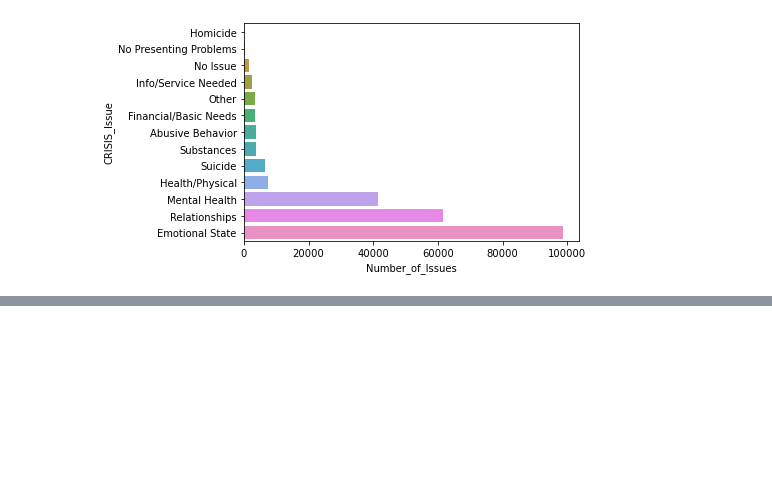
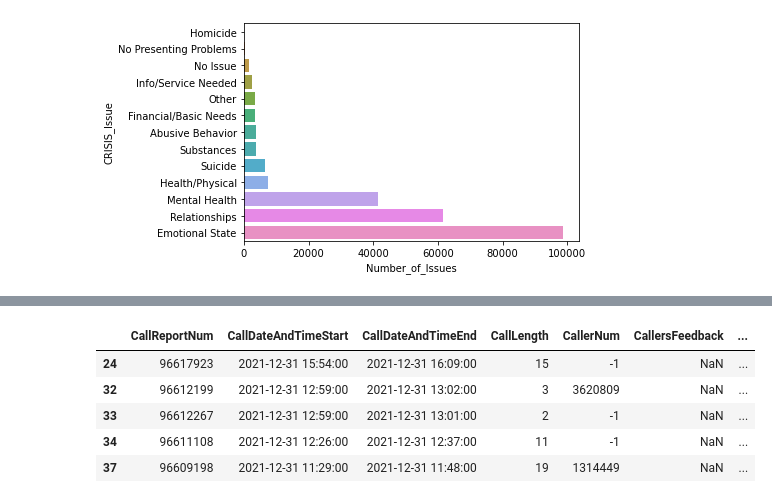
Before and after one commit to NSS-Data-Analytics-Cohort-6/fcs-crisis-data-campers, a Jupyter notebook: notebooks/FCS_project_datacampers.ipynb, the cells around one changed output, grey strips where cells are left out. Drawn from its saved outputs; the diff is of its cells as text; code cells hidden in the pictures; blank space fills up the shorter version.

```diff
--- a/notebooks/FCS_project_datacampers.ipynb
+++ b/notebooks/FCS_project_datacampers.ipynb
@@ -636,0 +764,11 @@ sns.barplot(x = issue_count_df.Number_of_Issues,
+# %%
+# Filter rows to only those that only contain 'Content' in the Emotional State column
+content = all_ci_content.loc[all_ci_content['CRISIS Issues - Emotional State'].isin(['Content'])]
+content.head()
+# %% [output]
+|  | CallReportNum | CallDateAndTimeStart | CallDateAndTimeEnd | CallLength | CallerNum | CallersFeedback | ... |
+| 24 | 96617923 | 2021-12-31 15:54:00 | 2021-12-31 16:09:00 | 15 | -1 | NaN | ... |
+| 32 | 96612199 | 2021-12-31 12:59:00 | 2021-12-31 13:02:00 | 3 | 3620809 | NaN | ... |
+| 33 | 96612267 | 2021-12-31 12:59:00 | 2021-12-31 13:01:00 | 2 | -1 | NaN | ... |
+| 34 | 96611108 | 2021-12-31 12:26:00 | 2021-12-31 12:37:00 | 11 | -1 | NaN | ... |
+| 37 | 96609198 | 2021-12-31 11:29:00 | 2021-12-31 11:48:00 | 19 | 1314449 | NaN | ... |
```
Also changed, not shown: parts of 27 cells of this notebook.
